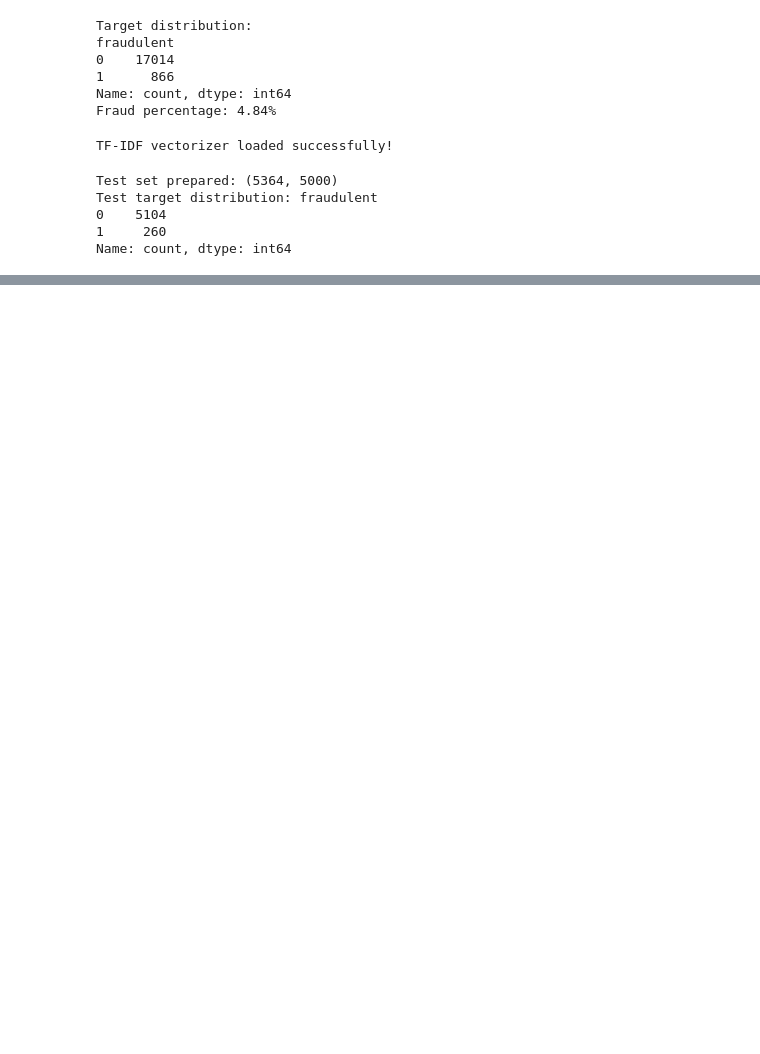
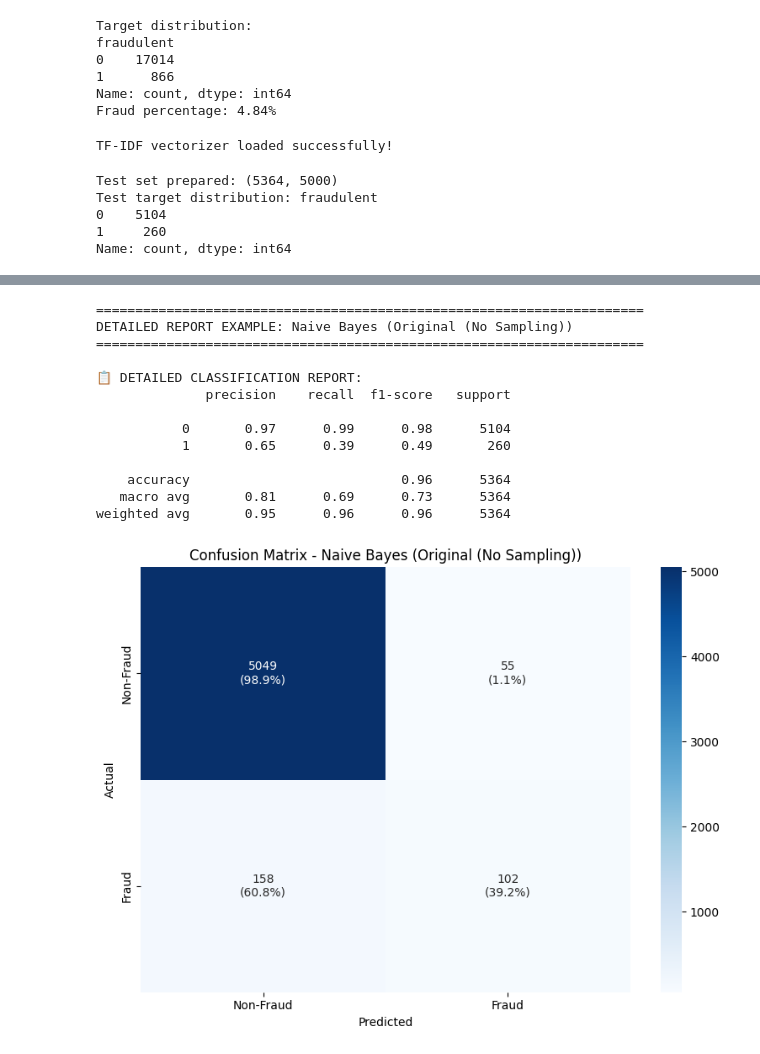
Before and after one commit to huayyy888/Fake_JobPostings_Prediction, a Jupyter notebook: notebook/Model_Evaluate.ipynb, the cells around one changed output, grey strips where cells are left out. Saved outputs shown, nothing was run; the diff lists cells and outputs as text; code cells hidden in the pictures; blank space fills up the shorter version.

```diff
--- a/notebook/Model_Evaluate.ipynb
+++ b/notebook/Model_Evaluate.ipynb
@@ -594,0 +301,33 @@ Total Models Evaluated: 12
+# %%
+model2_name = list(detailed_results.keys())[1]
+model2_eval = detailed_results[model2_name]
+
+print(f"\n{'='*70}")
+print(f"DETAILED REPORT EXAMPLE: {model2_name}")
+print(f"{'='*70}")
+# Performance metrics
+print(f"\n📋 DETAILED CLASSIFICATION REPORT:")
+print(model2_eval['classification_report_str'])
+
+# Confusion matrix breakdown
+tn, fp, fn, tp = model2_eval['confusion_matrix'].ravel()
+
+
+# Plot visualizations
+plot_detailed_confusion_matrix(model2_eval['confusion_matrix'], model2_name)
+plot_individual_roc_curve(model2_eval['roc_data'], model2_name, model2_eval['roc_auc'])
+# %% [output]
+======================================================================
+DETAILED REPORT EXAMPLE: Naive Bayes (Original (No Sampling))
+======================================================================
+
+📋 DETAILED CLASSIFICATION REPORT:
+              precision    recall  f1-score   support
+
+           0       0.97      0.99      0.98      5104
+           1       0.65      0.39      0.49       260
+
+    accuracy                           0.96      5364
+   macro avg       0.81      0.69      0.73      5364
+weighted avg       0.95      0.96      0.96      5364
+[figure, added]
```
Also changed, not shown: parts of 26 cells of this notebook.
